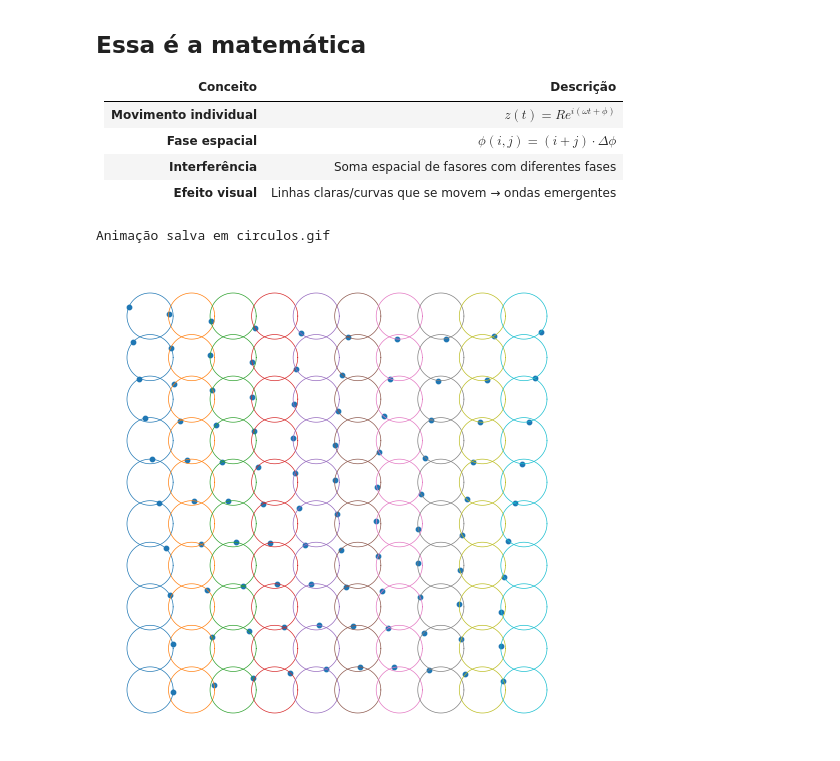
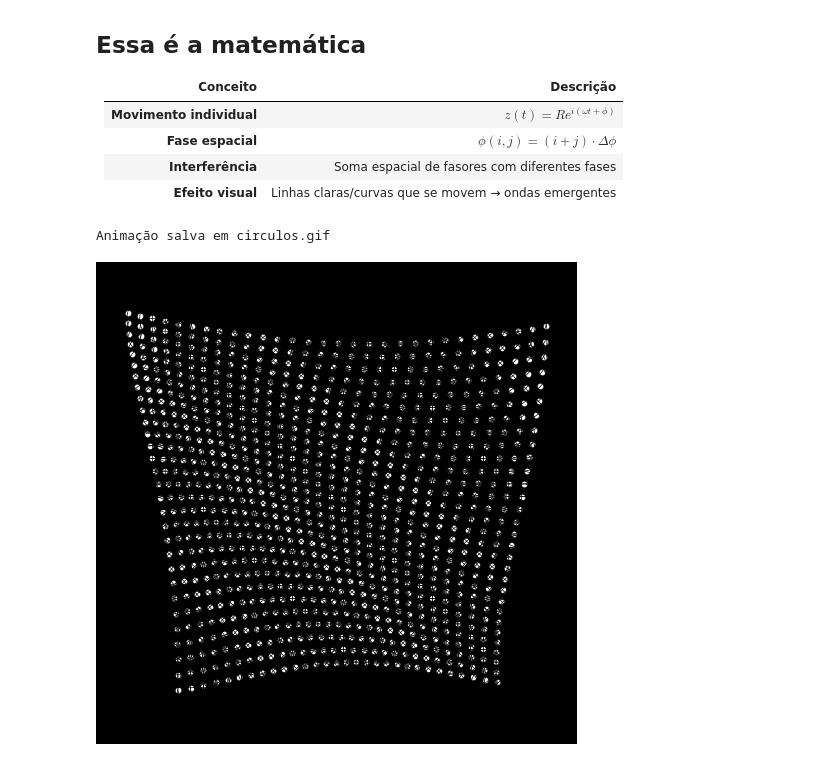
Before and after one commit to cleuton/pythondrops, a Jupyter notebook: circulos/Circulos.ipynb, the cells around one changed output. Cells and saved outputs as stored; diff of their text form; code cells hidden in the pictures.

Commit message:
imagem

```diff
--- a/circulos/Circulos.ipynb
+++ b/circulos/Circulos.ipynb
@@ -114,13 +114,13 @@ import matplotlib.animation as animation
 from matplotlib.animation import PillowWriter
 
 # --- Parâmetros ---
-linhas, colunas            = 10, 10           # número de linhas e colunas de círculos
+linhas, colunas            = 30, 30           # número de linhas e colunas de círculos
 raio                       = 1.0              # raio de cada círculo
-espacamento                = 1.8              # distância entre centros (< 2*raio para sobreposição)
+espacamento                = 0.5              # distância entre centros (< 2*raio para sobreposição)
 quadros                    = 60               # número de quadros na animação
 quadros_por_segundo        = 15               # frames por segundo do GIF
 resolucao                  = 80               # pontos para desenhar cada círculo
-passo_fase                  = 2 * np.pi / (linhas + colunas)
+passo_fase                 = 2 * np.pi / (linhas + colunas)
 
 # Pré-calcula centros e fases
 centros = [
@@ -134,20 +134,22 @@ fases = np.array([
     for i in range(colunas)
 ])
 
-# Cria figura e eixos
+# Cria figura e eixos com fundo preto
 figura, eixos = plt.subplots(figsize=(6, 6))
+figura.patch.set_facecolor('black')  # Fundo da figura
+eixos.set_facecolor('black')         # Fundo dos eixos
 eixos.set_aspect('equal')
 eixos.axis('off')
 
-# Desenha todos os círculos estáticos
+# Desenha todos os círculos estáticos em preto
 ang = np.linspace(0, 2 * np.pi, resolucao)
 for (cx, cy) in centros:
     x_circ = cx + raio * np.cos(ang)
     y_circ = cy + raio * np.sin(ang)
-    eixos.plot(x_circ, y_circ, linewidth=0.5)
+    eixos.plot(x_circ, y_circ, color='black', linewidth=0.5)  # Cor do círculo
 
-# Coleção de pontos móveis
-pontos = eixos.scatter([], [], s=10)
+# Coleção de pontos móveis em branco
+pontos = eixos.scatter([], [], s=10, c='white')  # Cor dos pontos
 
 # Função de inicialização
 def inicializa():
@@ -156,31 +158,31 @@ def inicializa():
 
 # Função de atualização por quadro
 def atualiza(indice):
     angulos = indice * (2 * np.pi / quadros) + fases
     xs = [cx + raio * np.cos(a) for (cx, _), a in zip(centros, angulos)]
     ys = [cy + raio * np.sin(a) for (_, cy), a in zip(centros, angulos)]
     pontos.set_offsets(np.c_[xs, ys])
     return (pontos,)
 
 # Cria a animação
 animacao = animation.FuncAnimation(
     figura,
     atualiza,
     frames=quadros,
     init_func=inicializa,
     blit=True,
     interval=1000 / quadros_por_segundo
 )
 
 # Salva em GIF
 caminho_gif = 'circulos.gif'
 animacao.save(caminho_gif, writer=PillowWriter(fps=quadros_por_segundo))
 
 # Para aparecer no Jupyter
 from IPython.display import HTML
 HTML(animacao.to_jshtml())
 
 print(f"Animação salva em {caminho_gif}")
 # %% [output]
 Animação salva em circulos.gif
-[figure, old version]
+[figure, new version]
```
Also changed, not shown: 6 other files.
